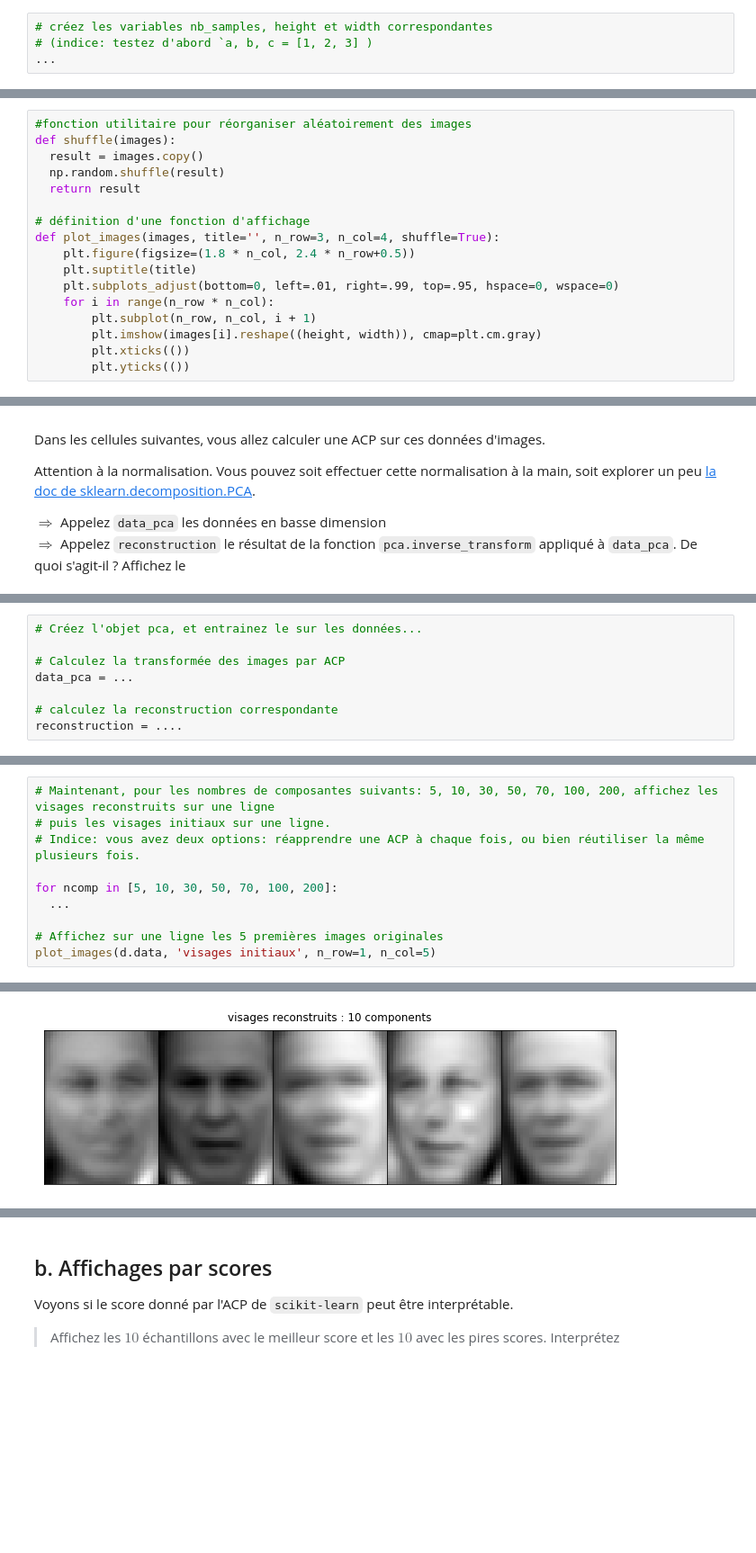
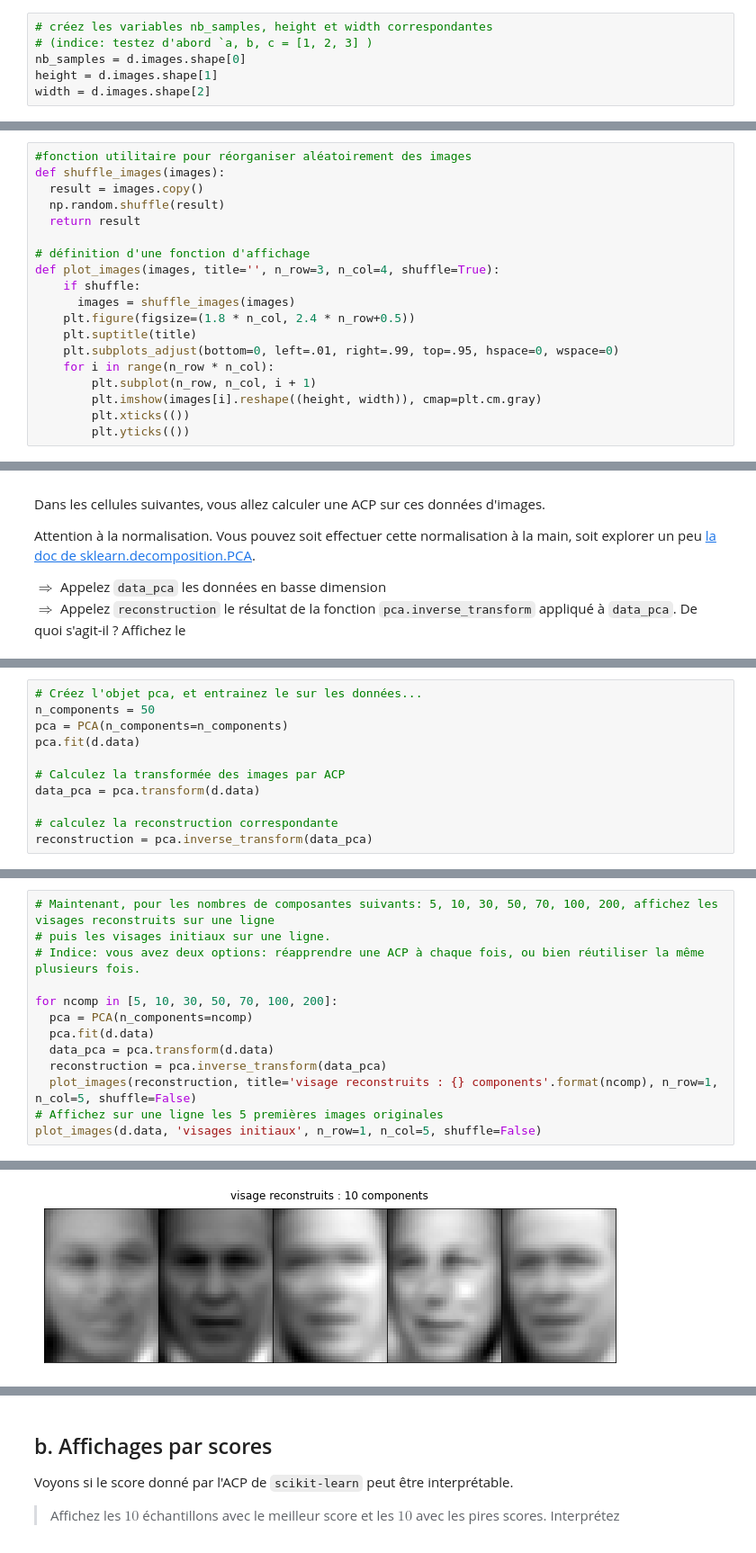
Before and after one commit to Alexandre0702/TP-Analyse-multidimentionnelle, a Jupyter notebook: TP2_sklearn.ipynb, the cells around one changed output, grey strips where cells are left out. Shown at 90% size. Saved outputs shown, nothing was run; the diff lists cells and outputs as text; blank space fills up the shorter version.

```diff
--- a/TP2_sklearn.ipynb
+++ b/TP2_sklearn.ipynb
@@ -115,7 +126,9 @@ Cette structure très puissante de données numériques permet de facilement fai
 # %%
 # créez les variables nb_samples, height et width correspondantes
 # (indice: testez d'abord `a, b, c = [1, 2, 3] )
-...
+nb_samples = d.images.shape[0]
+height = d.images.shape[1]
+width = d.images.shape[2]
 # %% [markdown]
 Comme vous le constatez, `d.images` regroupe $1560$ images, chacune étant de dimensions $50\times 37=1850$ pixels.
 # %%
@@ -179,13 +196,15 @@ Nous définissons maintenant deux fonctions utilitaires:
 * `shuffle` mélange un lot d'images. C'est utile pour ne pas tout le temps afficher les mêmes premières si on n'a pas envie
 # %%
 #fonction utilitaire pour réorganiser aléatoirement des images
-def shuffle(images):
+def shuffle_images(images):
   result = images.copy()
   np.random.shuffle(result)
   return result
 
 # définition d'une fonction d'affichage
 def plot_images(images, title='', n_row=3, n_col=4, shuffle=True):
+    if shuffle:
+      images = shuffle_images(images)
     plt.figure(figsize=(1.8 * n_col, 2.4 * n_row+0.5))
     plt.suptitle(title)
     plt.subplots_adjust(bottom=0, left=.01, right=.99, top=.95, hspace=0, wspace=0)
@@ -247,10 +277,13 @@ $\Rightarrow$ Appelez `reconstruction` le résultat de la fonction `pca.inverse_
 # %%
 # Créez l'objet pca, et entrainez le sur les données...
+n_components = 50
+pca = PCA(n_components=n_components)
+pca.fit(d.data)
 
 # Calculez la transformée des images par ACP
-data_pca = ...
+data_pca = pca.transform(d.data)
 
 # calculez la reconstruction correspondante
-reconstruction = ....
+reconstruction = pca.inverse_transform(data_pca)
 # %%
 # Affichez sur une ligne les 5 premières images originales
@@ -264,15 +296,18 @@ reconstruction = ....
 # %%
 # Maintenant, pour les nombres de composantes suivants: 5, 10, 30, 50, 70, 100, 200, affichez les visages reconstruits sur une ligne
 # puis les visages initiaux sur une ligne.
 # Indice: vous avez deux options: réapprendre une ACP à chaque fois, ou bien réutiliser la même plusieurs fois.
 
 for ncomp in [5, 10, 30, 50, 70, 100, 200]:
-  ...
-
+  pca = PCA(n_components=ncomp)
+  pca.fit(d.data)
+  data_pca = pca.transform(d.data)
+  reconstruction = pca.inverse_transform(data_pca)
+  plot_images(reconstruction, title='visage reconstruits : {} components'.format(ncomp), n_row=1, n_col=5, shuffle=False)
 # Affichez sur une ligne les 5 premières images originales
-plot_images(d.data, 'visages initiaux', n_row=1, n_col=5)
+plot_images(d.data, 'visages initiaux', n_row=1, n_col=5, shuffle=False)
 # %% [output]
 [figure]
-[figure, old version]
+[figure, new version]
 [figure]
 [figure]
```
Also changed, not shown: parts of 16 cells of this notebook.
